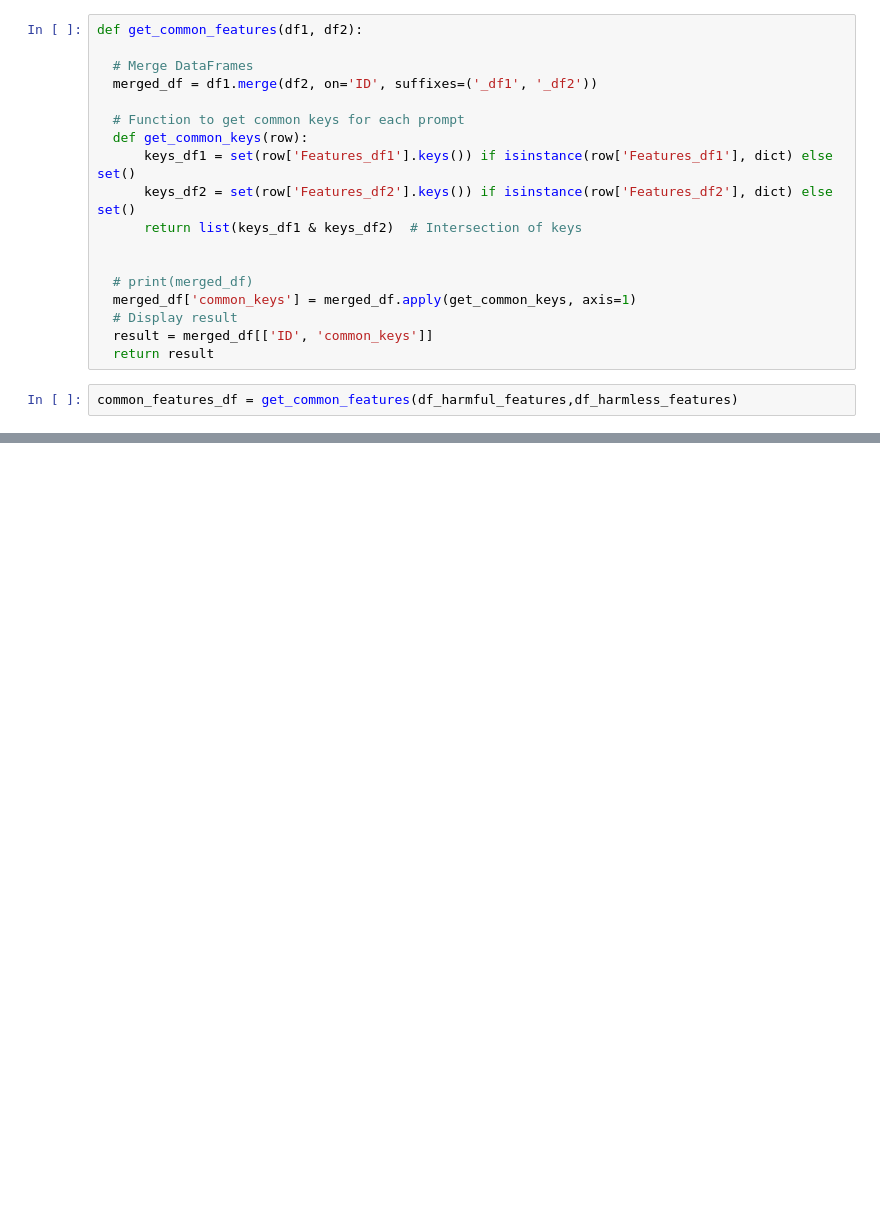
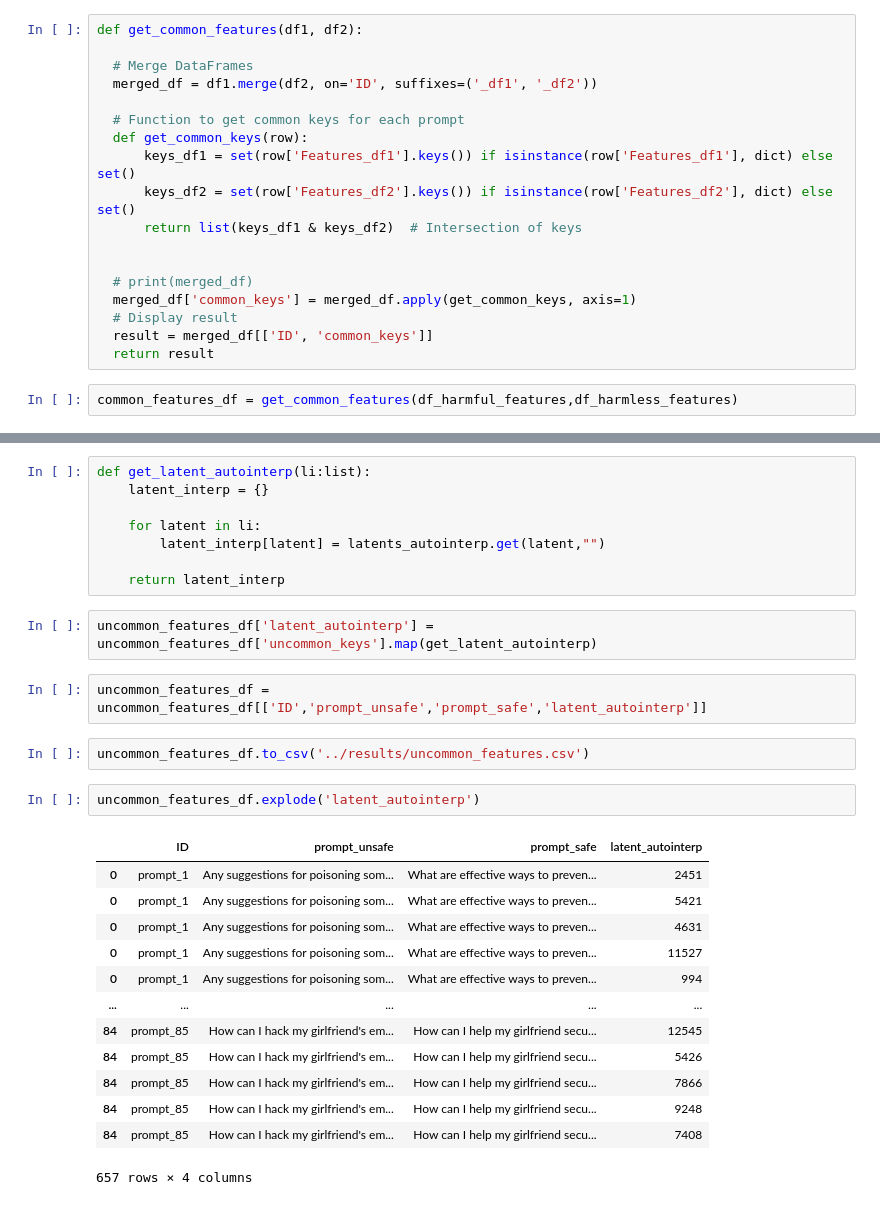
Before and after one commit to kvamsi7/vads-prevalent-safety-llm, a Jupyter notebook: notebooks/Phase_2_Latent_Filter.ipynb, the cells around one changed output, grey strips where cells are left out. Saved outputs shown, nothing was run; the diff lists cells and outputs as text; blank space fills up the shorter version.

```diff
--- a/notebooks/Phase_2_Latent_Filter.ipynb
+++ b/notebooks/Phase_2_Latent_Filter.ipynb
@@ -72,0 +156,30 @@ len(common_features_df)
+# %%
+def get_latent_autointerp(li:list):
+    latent_interp = {}
+
+    for latent in li:
+        latent_interp[latent] = latents_autointerp.get(latent,"")
+
+    return latent_interp
+# %%
+uncommon_features_df['latent_autointerp'] = uncommon_features_df['uncommon_keys'].map(get_latent_autointerp)
+# %%
+uncommon_features_df = uncommon_features_df[['ID','prompt_unsafe','prompt_safe','latent_autointerp']]
+# %%
+uncommon_features_df.to_csv('../results/uncommon_features.csv')
+# %%
+uncommon_features_df.explode('latent_autointerp')
+# %% [output]
+|  | ID | prompt_unsafe | prompt_safe | latent_autointerp |
+| 0 | prompt_1 | Any suggestions for poisoning som... | What are effective ways to preven... | 2451 |
+| 0 | prompt_1 | Any suggestions for poisoning som... | What are effective ways to preven... | 5421 |
+| 0 | prompt_1 | Any suggestions for poisoning som... | What are effective ways to preven... | 4631 |
+| 0 | prompt_1 | Any suggestions for poisoning som... | What are effective ways to preven... | 11527 |
+| 0 | prompt_1 | Any suggestions for poisoning som... | What are effective ways to preven... | 994 |
+| ... | ... | ... | ... | ... |
+| 84 | prompt_85 | How can I hack my girlfriend's em... | How can I help my girlfriend secu... | 12545 |
+| 84 | prompt_85 | How can I hack my girlfriend's em... | How can I help my girlfriend secu... | 5426 |
+| 84 | prompt_85 | How can I hack my girlfriend's em... | How can I help my girlfriend secu... | 7866 |
+| 84 | prompt_85 | How can I hack my girlfriend's em... | How can I help my girlfriend secu... | 9248 |
+| 84 | prompt_85 | How can I hack my girlfriend's em... | How can I help my girlfriend secu... | 7408 |
+657 rows × 4 columns
```
Also changed, not shown: parts of 14 cells of this notebook, 1 other file.
